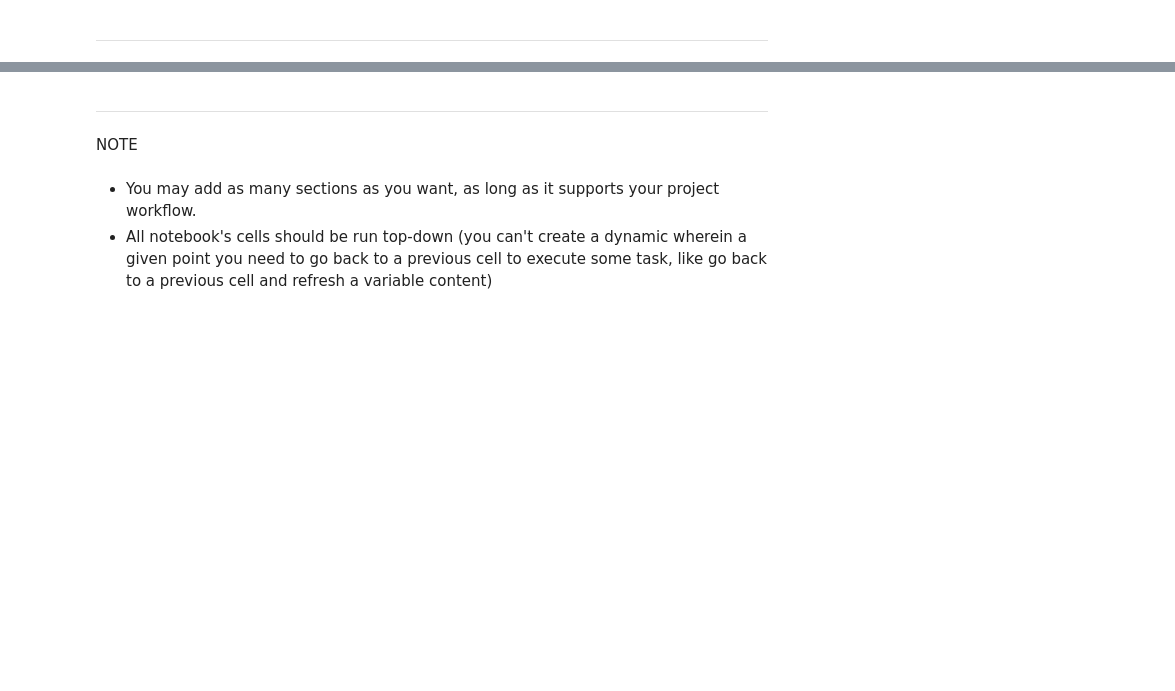
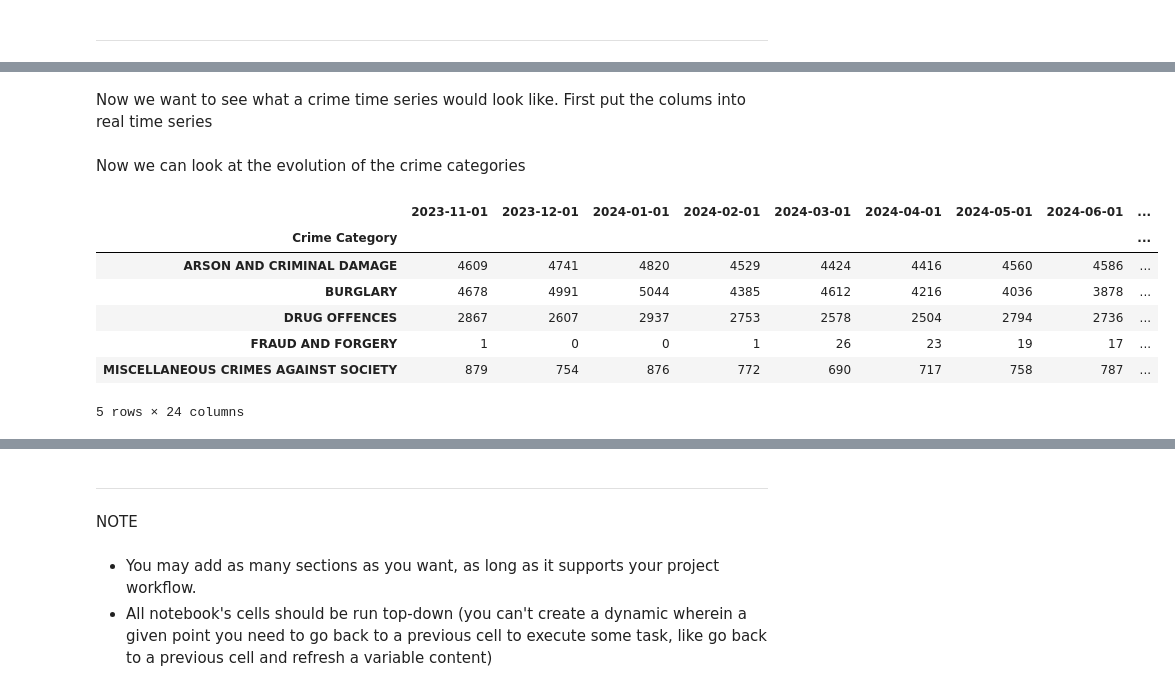
Before and after one commit to MaximilianKlein92/London-Crime, a Jupyter notebook: jupyter_notebooks/ETL.ipynb, the cells around one changed output, grey strips where cells are left out. Cells and saved outputs as stored; diff of their text form; code cells hidden in the pictures; blank space fills up the shorter version.

```diff
--- a/jupyter_notebooks/ETL.ipynb
+++ b/jupyter_notebooks/ETL.ipynb
@@ -46,0 +59,4 @@ Section 1 content
+# %%
+df = pd.read_csv("data/raw/MPSCrime.csv")
+print(df.shape)
+df.head()
@@ -47,2 +74,7 @@ Section 1 content
+# %%
+df = df.rename(columns={
+    'MajorText': 'Crime Category',
+    'MinorText': 'Specific Crime Type'
+})
 # %% [markdown]
 ---
@@ -52,0 +205,30 @@ Section 2 content
+# %% [markdown]
+Now we want to see what a crime time series would look like.
+First put the colums into real time series
+# %%
+# Find all month columns
+month_cols = [col for col in df.columns if col.isdigit()]
+
+# Convert string YYYYMM → datetime
+dates = pd.to_datetime(month_cols, format="%Y%m")
+
+# Replace columns with datetime versions
+df.rename(columns=dict(zip(month_cols, dates)), inplace=True)
+# %% [markdown]
+Now we can look at the evolution of the crime categories
+# %%
+major_pivot = df.pivot_table(
+    index='Crime Category',
+    values=[col for col in df.columns if isinstance(col, pd.Timestamp)],
+    aggfunc='sum')
+
+major_pivot.head()
+# %% [output]
+|  | 2023-11-01 | 2023-12-01 | 2024-01-01 | 2024-02-01 | 2024-03-01 | 2024-04-01 | 2024-05-01 | 2024-06-01 | ... |
+| Crime Category |  |  |  |  |  |  |  |  | ... |
+| ARSON AND CRIMINAL DAMAGE | 4609 | 4741 | 4820 | 4529 | 4424 | 4416 | 4560 | 4586 | ... |
+| BURGLARY | 4678 | 4991 | 5044 | 4385 | 4612 | 4216 | 4036 | 3878 | ... |
+| DRUG OFFENCES | 2867 | 2607 | 2937 | 2753 | 2578 | 2504 | 2794 | 2736 | ... |
+| FRAUD AND FORGERY | 1 | 0 | 0 | 1 | 26 | 23 | 19 | 17 | ... |
+| MISCELLANEOUS CRIMES AGAINST SOCIETY | 879 | 754 | 876 | 772 | 690 | 717 | 758 | 787 | ... |
+5 rows × 24 columns
```
Also changed, not shown: parts of 31 cells of this notebook.
